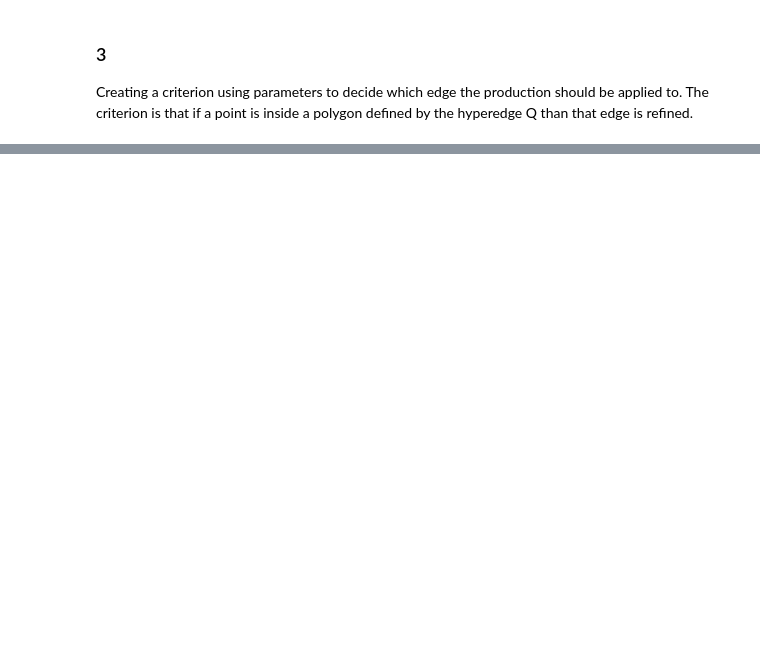
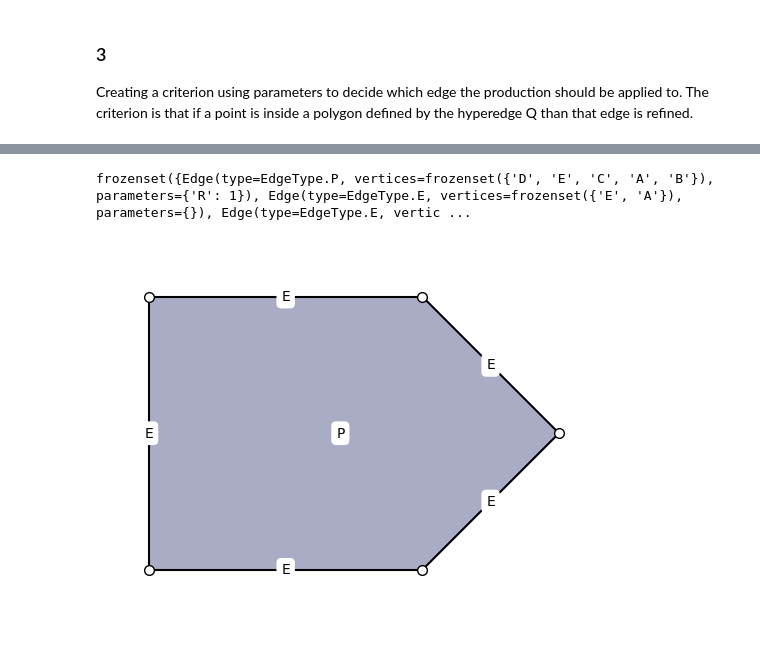
Before and after one commit to bartektempka/hypergraph-grammar-AGH, a Jupyter notebook: example.ipynb, the cells around one changed output, grey strips where cells are left out. Cells and saved outputs as stored; diff of their text form; code cells hidden in the pictures; blank space fills up the shorter version.

Commit message:
Implement and test Production 6

```diff
--- a/example.ipynb
+++ b/example.ipynb
@@ -169,0 +175,27 @@ Production could not be applied.
+# %%
+from hypergrammar.productions.prod_6 import Prod6
+
+hg = Hypergraph()
+hg.add_edge(Edge(EdgeType.E, frozenset({"A", "B"})))
+hg.add_edge(Edge(EdgeType.E, frozenset({"B", "C"})))
+hg.add_edge(Edge(EdgeType.E, frozenset({"C", "D"})))
+hg.add_edge(Edge(EdgeType.E, frozenset({"D", "E"})))
+hg.add_edge(Edge(EdgeType.E, frozenset({"E", "A"})))
+hg.add_edge(Edge(EdgeType.P, frozenset({"A", "B", "C", "D", "E"}), {"R": 67}))
+
+hg.set_vertex_parameter("A", {"x": 1, "y": 1})
+hg.set_vertex_parameter("B", {"x": 0, "y": 1})
+hg.set_vertex_parameter("C", {"x": 0, "y": 0})
+hg.set_vertex_parameter("D", {"x": 1, "y": 0})
+hg.set_vertex_parameter("E", {"x": 1.5, "y": 0.5})
+
+prod0 = Prod6()
+new_hg = prod0.apply(hg)
+if new_hg:
+    print(new_hg.get_edges())
+    new_hg.draw(use_positional_parameters=True)
+else:
+    print("Production could not be applied.")
+# %% [output]
+frozenset({Edge(type=EdgeType.P, vertices=frozenset({'D', 'E', 'C', 'A', 'B'}), parameters={'R': 1}), Edge(type=EdgeType.E, vertices=frozenset({'E', 'A'}), parameters={}), Edge(type=EdgeType.E, vertic ...
+[figure, added]
```
Also changed, not shown: parts of 5 cells of this notebook, 1 other file.
